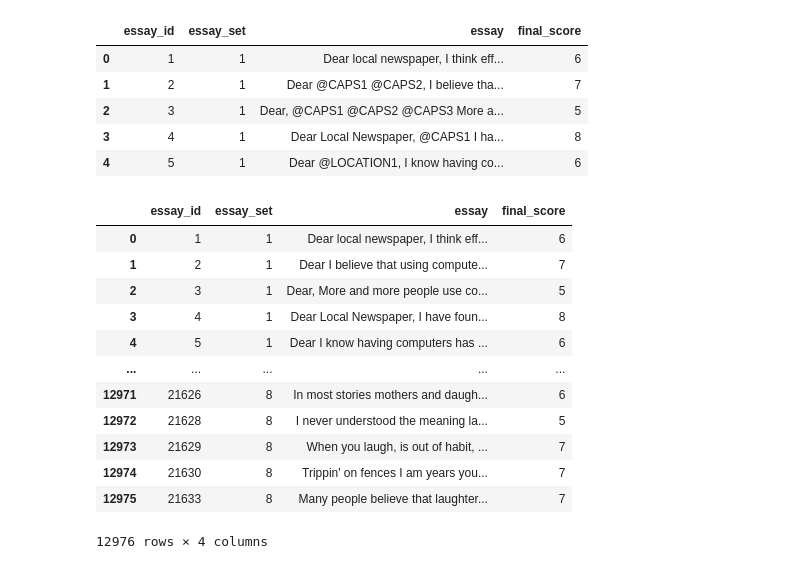
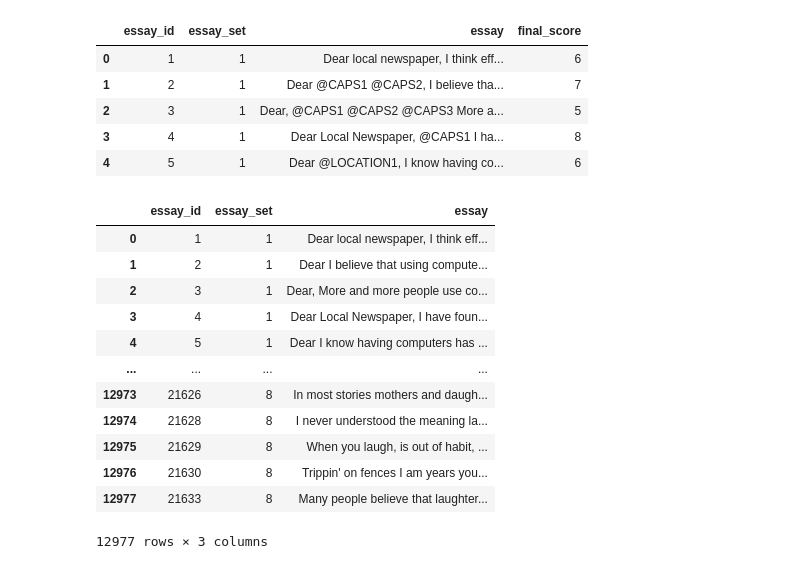
Before and after one commit to anusha-c18/Automated-Essay-Scoring, a Jupyter notebook: Automated_Essay_Scoring.ipynb, the cells around one changed output. Saved outputs shown, nothing was run; the diff lists cells and outputs as text; code cells hidden in the pictures.

```diff
--- a/Automated_Essay_Scoring.ipynb
+++ b/Automated_Essay_Scoring.ipynb
@@ -32,5 +67,5 @@ from sklearn.metrics import cohen_kappa_score
 # %%
-df = pd.read_csv("/content/training_set_rel3.tsv.zip", sep='\t', encoding='ISO-8859-1');
+df=pd.read_csv('training_set_rel3.csv',sep=None, encoding='ISO-8859-1');
 df.head()
 # %% [output]
 |  | essay_id | essay_set | essay | rater1_domain1 | rater2_domain1 | rater3_domain1 | domain1_score | ... |
@@ -45,0 +82,9 @@ df.shape
+# %%
+df = df[df['domain1_score'].notna()]
+df = df[df['essay_id'].notna()]
+df = df[df['essay_set'].notna()]
+df = df[df['essay'].notna()]
+df.dropna(axis=1,inplace=True)
+#df.drop(columns=['rater1_domain1','rater2_domain1'],inplace=True,axis=1)'''
+df.head()
+df.shape
@@ -79,3 +143,7 @@ sns.distplot(df['final_score'])
 # %% [output]
 <matplotlib.axes._subplots.AxesSubplot at 0x...>
 [figure]
+# %%
+df.shape
+df = df[df['final_score'].notna()]
+df.shape
@@ -93,22 +163,23 @@ df.head()
 # %%
 #Make Dataset
 y = df['final_score']
+df.drop('final_score',inplace=True,axis=1)
 X=df
 # %%
-X
+X.dropna()
 # %% [output]
-|  | essay_id | essay_set | essay | final_score |
-| 0 | 1 | 1 | Dear local newspaper, I think eff... | 6 |
-| 1 | 2 | 1 | Dear I believe that using compute... | 7 |
-| 2 | 3 | 1 | Dear, More and more people use co... | 5 |
-| 3 | 4 | 1 | Dear Local Newspaper, I have foun... | 8 |
-| 4 | 5 | 1 | Dear I know having computers has ... | 6 |
-| ... | ... | ... | ... | ... |
-| 12971 | 21626 | 8 | In most stories mothers and daugh... | 6 |
-| 12972 | 21628 | 8 | I never understood the meaning la... | 5 |
-| 12973 | 21629 | 8 | When you laugh, is out of habit, ... | 7 |
-| 12974 | 21630 | 8 | Trippin' on fences I am years you... | 7 |
-| 12975 | 21633 | 8 | Many people believe that laughter... | 7 |
+|  | essay_id | essay_set | essay |
+| 0 | 1 | 1 | Dear local newspaper, I think eff... |
+| 1 | 2 | 1 | Dear I believe that using compute... |
+| 2 | 3 | 1 | Dear, More and more people use co... |
+| 3 | 4 | 1 | Dear Local Newspaper, I have foun... |
+| 4 | 5 | 1 | Dear I know having computers has ... |
+| ... | ... | ... | ... |
+| 12973 | 21626 | 8 | In most stories mothers and daugh... |
+| 12974 | 21628 | 8 | I never understood the meaning la... |
+| 12975 | 21629 | 8 | When you laugh, is out of habit, ... |
+| 12976 | 21630 | 8 | Trippin' on fences I am years you... |
+| 12977 | 21633 | 8 | Many people believe that laughter... |
-12976 rows × 4 columns
+12977 rows × 3 columns
 # %%
 X_train, X_test, y_train, y_test = train_test_split(X, y, test_size=0.3, random_state=42)
```
Also changed, not shown: parts of 37 cells of this notebook.
